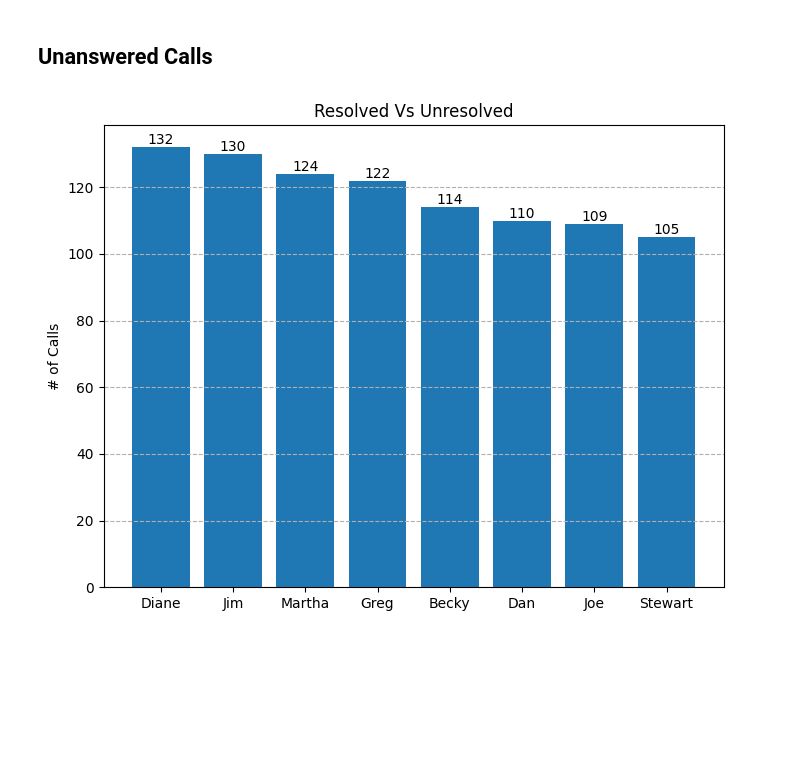
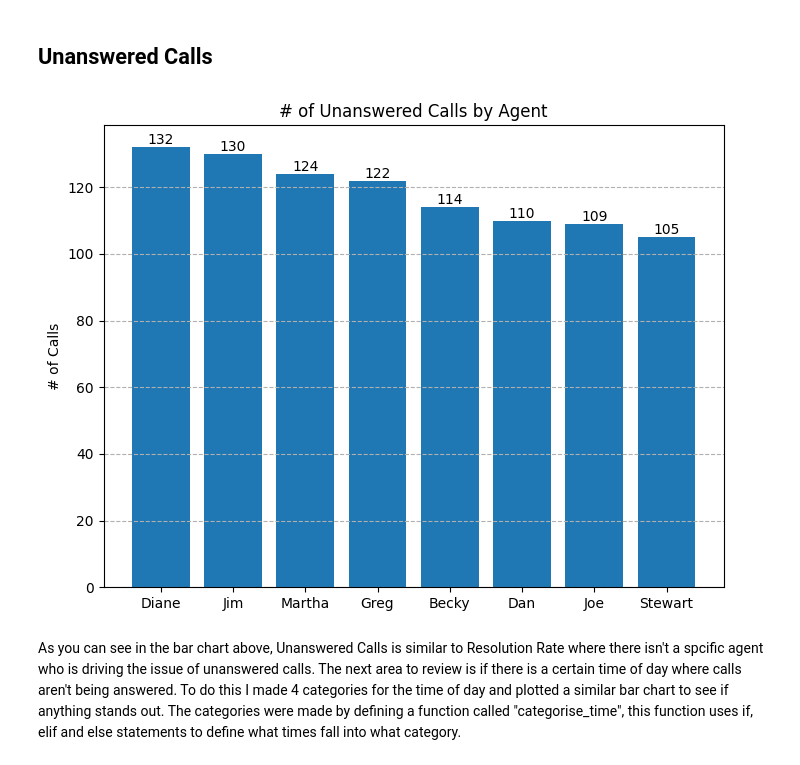
Before and after one commit to daveysull/PFDA, a Jupyter notebook: project/project.ipynb, the cells around one changed output. Drawn from its saved outputs; the diff is of its cells as text; code cells hidden in the pictures; blank space fills up the shorter version.

```diff
--- a/project/project.ipynb
+++ b/project/project.ipynb
@@ -274,21 +274,23 @@ dtype: int64
 # %%
 unanswered_calls_df = df[df["answered (y/n)"]=='N']
 
 unanswered_counts = unanswered_calls_df['agent'].value_counts()
 
 # Create a bar chart
 fig, ax = plt.subplots(figsize=(8, 6))
 bars = ax.bar(unanswered_counts.index, unanswered_counts.values)
 
 # Add count labels to the bars
 ax.bar_label(bars, fmt='%g', fontsize=10)
 
 # Formatting the plot
-ax.set_title('Resolved Vs Unresolved')
+ax.set_title('# of Unanswered Calls by Agent')
 ax.set_xlabel('')
 ax.set_ylabel('# of Calls')
 ax.grid(axis='y', linestyle='--')
 
 plt.show()
 # %% [output]
-[figure, old version]
+[figure, new version]
+# %% [markdown]
+As you can see in the bar chart above, Unanswered Calls is similar to Resolution Rate where there isn't a spcific agent who is driving the issue of unanswered calls. The next area to review is if there is a certain time of day where calls aren't being answered. To do this I made 4 categories for the time of day and plotted a similar bar chart to see if anything stands out. The categories were made by defining a function called "categorise_time", this function uses if, elif and else statements to define what times fall into what category.
```
Also changed, not shown: parts of 1 cell of this notebook, 1 other file.
